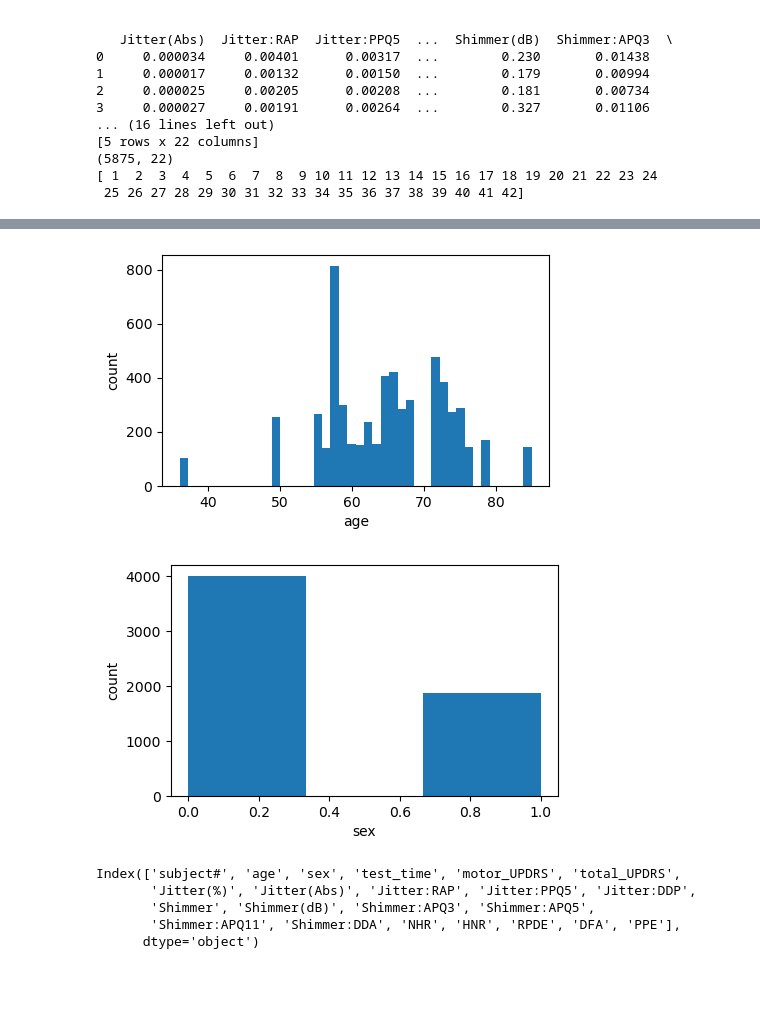
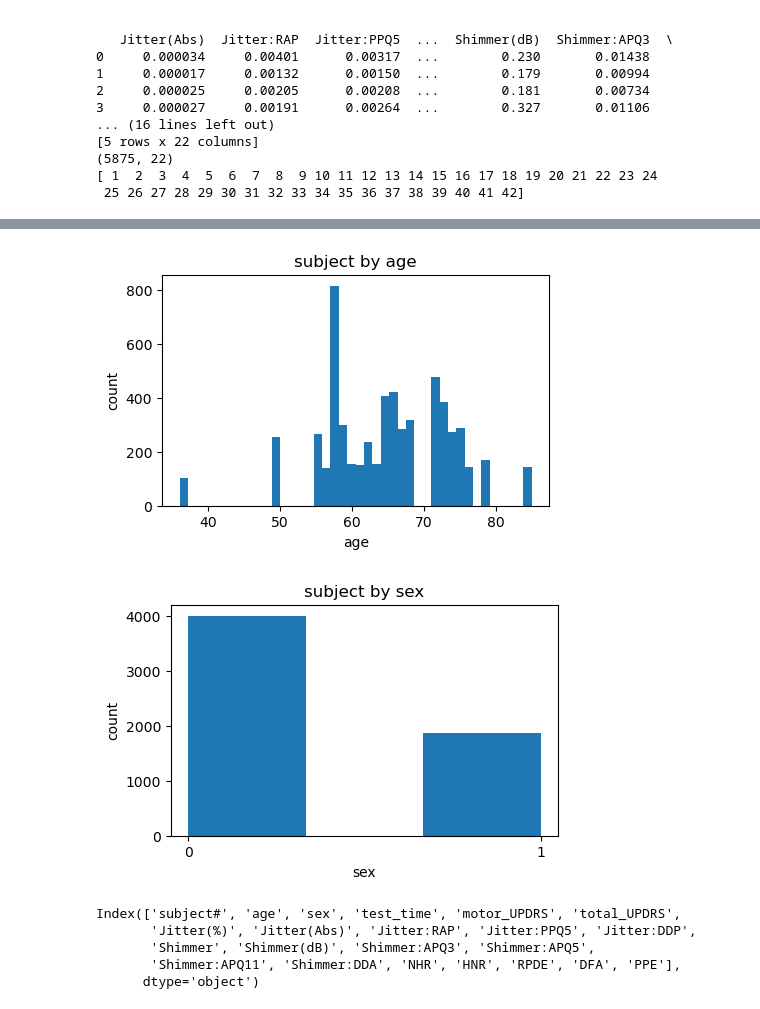
Before and after one commit to xiruwei/data1030projectparkinson, a Jupyter notebook: final project.ipynb, the cells around one changed output, grey strips where cells are left out. Cells and saved outputs as stored; diff of their text form; code cells hidden in the pictures; blank space fills up the shorter version.

```diff
--- a/final project.ipynb
+++ b/final project.ipynb
@@ -74,19 +87,22 @@ dtype: object
 # %%
 plt.figure(figsize=(5, 3))
 plt.hist(df['age'], bins=42)
 plt.xlabel("age")
 plt.ylabel('count')
+plt.title('subject by age')
 plt.show()
 
 
 plt.figure(figsize=(5, 3))
 plt.hist(df['sex'], bins=3)
 plt.xlabel("sex")
 plt.ylabel('count')
+plt.title('subject by sex')
+plt.xticks([0,1])
 plt.show()
 # %% [output]
-[figure, old version]
+[figure, new version]
-[figure, old version]
+[figure, new version]
 # %%
 print(df.columns)
 # %% [output]
```
Also changed, not shown: parts of 6 cells of this notebook.
